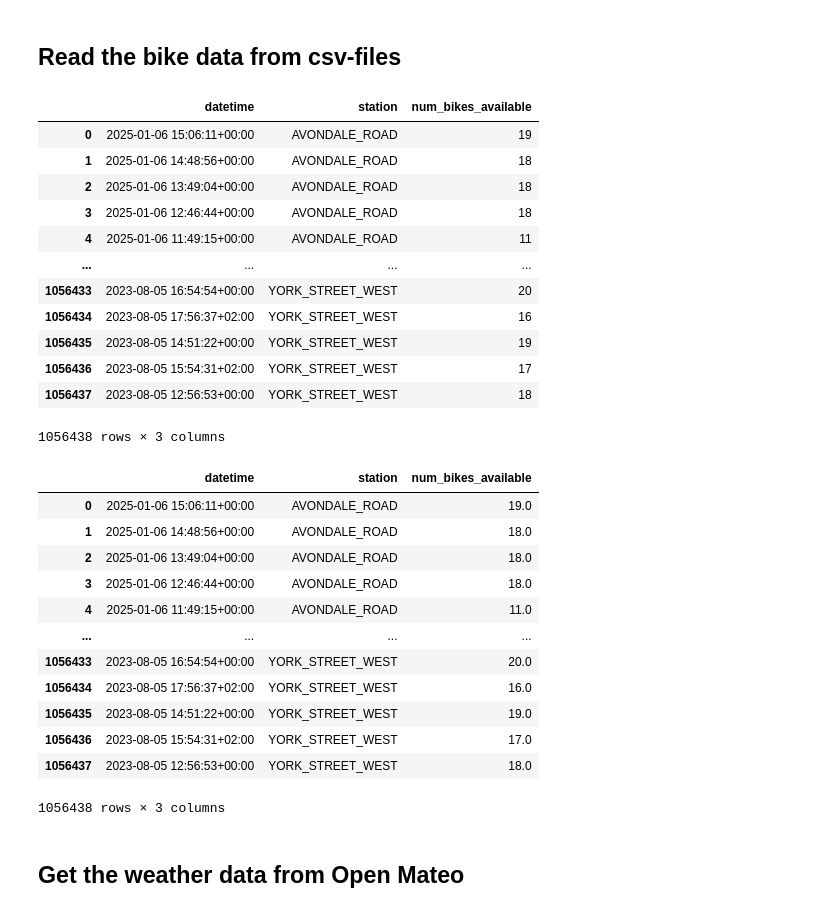
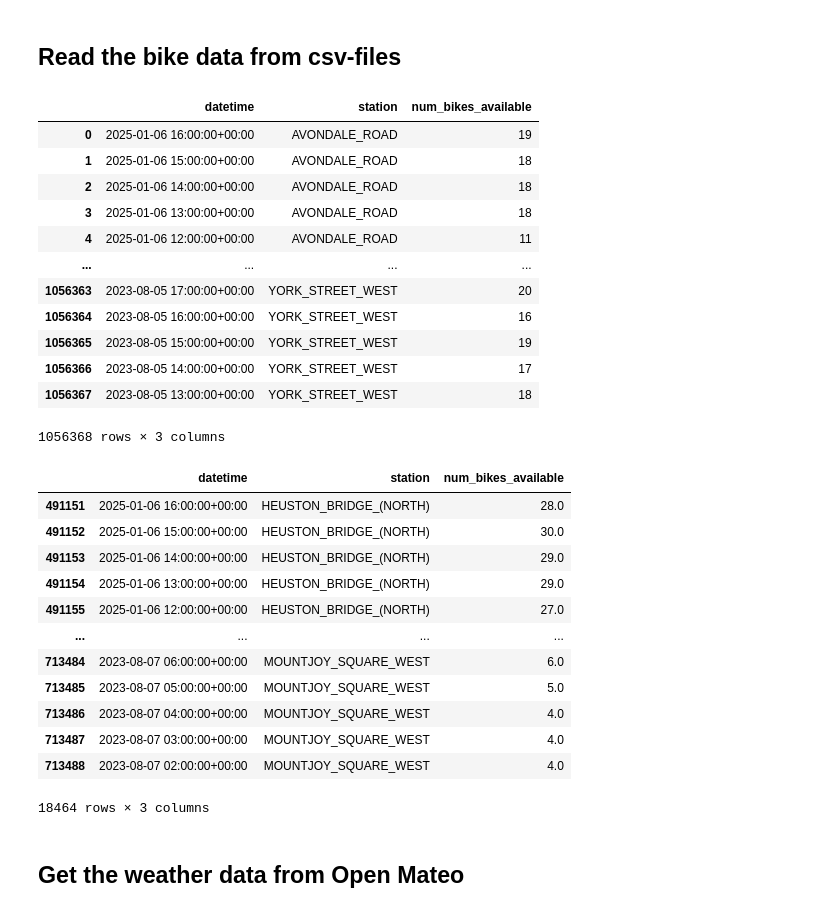
Before and after one commit to IsakNordg/ID2223-Project, a Jupyter notebook: 2. csv_to_hopsworks_backfill.ipynb, the cells around one changed output. Saved outputs shown, nothing was run; the diff lists cells and outputs as text; code cells hidden in the pictures.

```diff
--- a/2. csv_to_hopsworks_backfill.ipynb
+++ b/2. csv_to_hopsworks_backfill.ipynb
@@ -32,3 +30,7 @@ CITY = "dublin"
+# %%
+CITY = "dublin"
+STATION_1 = "MOUNTJOY SQUARE WEST"
+STATION_2 = "HEUSTON BRIDGE (NORTH)"
 # %% [markdown]
 ## Read the bike data from csv-files
 # %%
@@ -40,41 +42,45 @@ for file in os.listdir(CITY):
         df_tmp['station'] = file.split(".")[0]
         df_bike = pd.concat([df_bike, df_tmp])
 
+df_bike['datetime'] = pd.to_datetime(df_bike['datetime'], utc=True).dt.floor('H') + datetime.timedelta(hours=1)
 df_bike = df_bike.set_index(['datetime', 'station']).reset_index(drop=False)
 
 df_bike
 # %% [output]
 |  | datetime | station | num_bikes_available |
-| 0 | 2025-01-06 15:06:11+00:00 | AVONDALE_ROAD | 19 |
-| 1 | 2025-01-06 14:48:56+00:00 | AVONDALE_ROAD | 18 |
-| 2 | 2025-01-06 13:49:04+00:00 | AVONDALE_ROAD | 18 |
-| 3 | 2025-01-06 12:46:44+00:00 | AVONDALE_ROAD | 18 |
-| 4 | 2025-01-06 11:49:15+00:00 | AVONDALE_ROAD | 11 |
+| 0 | 2025-01-06 16:00:00+00:00 | AVONDALE_ROAD | 19 |
+| 1 | 2025-01-06 15:00:00+00:00 | AVONDALE_ROAD | 18 |
+| 2 | 2025-01-06 14:00:00+00:00 | AVONDALE_ROAD | 18 |
+| 3 | 2025-01-06 13:00:00+00:00 | AVONDALE_ROAD | 18 |
+| 4 | 2025-01-06 12:00:00+00:00 | AVONDALE_ROAD | 11 |
 | ... | ... | ... | ... |
-| 1056433 | 2023-08-05 16:54:54+00:00 | YORK_STREET_WEST | 20 |
-| 1056434 | 2023-08-05 17:56:37+02:00 | YORK_STREET_WEST | 16 |
-| 1056435 | 2023-08-05 14:51:22+00:00 | YORK_STREET_WEST | 19 |
-| 1056436 | 2023-08-05 15:54:31+02:00 | YORK_STREET_WEST | 17 |
-| 1056437 | 2023-08-05 12:56:53+00:00 | YORK_STREET_WEST | 18 |
+| 1056363 | 2023-08-05 17:00:00+00:00 | YORK_STREET_WEST | 20 |
+| 1056364 | 2023-08-05 16:00:00+00:00 | YORK_STREET_WEST | 16 |
+| 1056365 | 2023-08-05 15:00:00+00:00 | YORK_STREET_WEST | 19 |
+| 1056366 | 2023-08-05 14:00:00+00:00 | YORK_STREET_WEST | 17 |
+| 1056367 | 2023-08-05 13:00:00+00:00 | YORK_STREET_WEST | 18 |
-1056438 rows × 3 columns
+1056368 rows × 3 columns
 # %%
 df_bike.dropna(inplace=True)
 df_bike["num_bikes_available"] = df_bike["num_bikes_available"].astype("float32")
+
+# Remove all rows that are not the given streets
+df_bike = df_bike[df_bike['station'].isin([STATION_1.replace(" ", "_"), STATION_2.replace(" ", "_")])]
 df_bike
 # %% [output]
 |  | datetime | station | num_bikes_available |
-| 0 | 2025-01-06 15:06:11+00:00 | AVONDALE_ROAD | 19.0 |
-| 1 | 2025-01-06 14:48:56+00:00 | AVONDALE_ROAD | 18.0 |
-| 2 | 2025-01-06 13:49:04+00:00 | AVONDALE_ROAD | 18.0 |
-| 3 | 2025-01-06 12:46:44+00:00 | AVONDALE_ROAD | 18.0 |
-| 4 | 2025-01-06 11:49:15+00:00 | AVONDALE_ROAD | 11.0 |
+| 491151 | 2025-01-06 16:00:00+00:00 | HEUSTON_BRIDGE_(NORTH) | 28.0 |
+| 491152 | 2025-01-06 15:00:00+00:00 | HEUSTON_BRIDGE_(NORTH) | 30.0 |
+| 491153 | 2025-01-06 14:00:00+00:00 | HEUSTON_BRIDGE_(NORTH) | 29.0 |
+| 491154 | 2025-01-06 13:00:00+00:00 | HEUSTON_BRIDGE_(NORTH) | 29.0 |
+| 491155 | 2025-01-06 12:00:00+00:00 | HEUSTON_BRIDGE_(NORTH) | 27.0 |
 | ... | ... | ... | ... |
-| 1056433 | 2023-08-05 16:54:54+00:00 | YORK_STREET_WEST | 20.0 |
-| 1056434 | 2023-08-05 17:56:37+02:00 | YORK_STREET_WEST | 16.0 |
-| 1056435 | 2023-08-05 14:51:22+00:00 | YORK_STREET_WEST | 19.0 |
-| 1056436 | 2023-08-05 15:54:31+02:00 | YORK_STREET_WEST | 17.0 |
-| 1056437 | 2023-08-05 12:56:53+00:00 | YORK_STREET_WEST | 18.0 |
+| 713484 | 2023-08-07 06:00:00+00:00 | MOUNTJOY_SQUARE_WEST | 6.0 |
+| 713485 | 2023-08-07 05:00:00+00:00 | MOUNTJOY_SQUARE_WEST | 5.0 |
+| 713486 | 2023-08-07 04:00:00+00:00 | MOUNTJOY_SQUARE_WEST | 4.0 |
+| 713487 | 2023-08-07 03:00:00+00:00 | MOUNTJOY_SQUARE_WEST | 4.0 |
+| 713488 | 2023-08-07 02:00:00+00:00 | MOUNTJOY_SQUARE_WEST | 4.0 |
-1056438 rows × 3 columns
+18464 rows × 3 columns
 # %% [markdown]
 ## Get the weather data from Open Mateo
 # %% [markdown]
```
Also changed, not shown: parts of 6 cells of this notebook, 12 other files.
